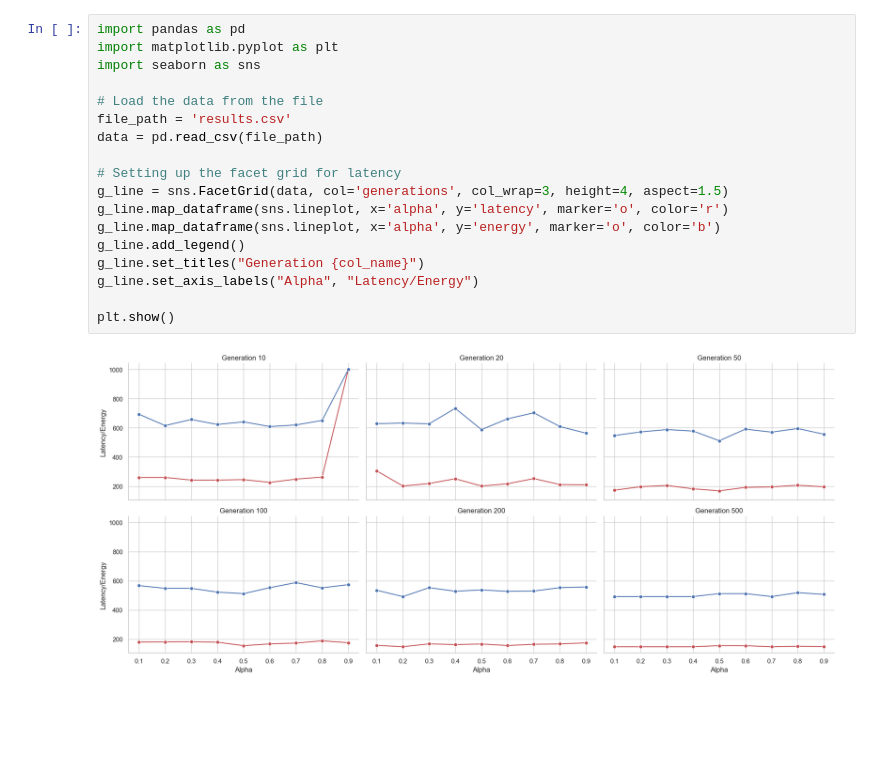
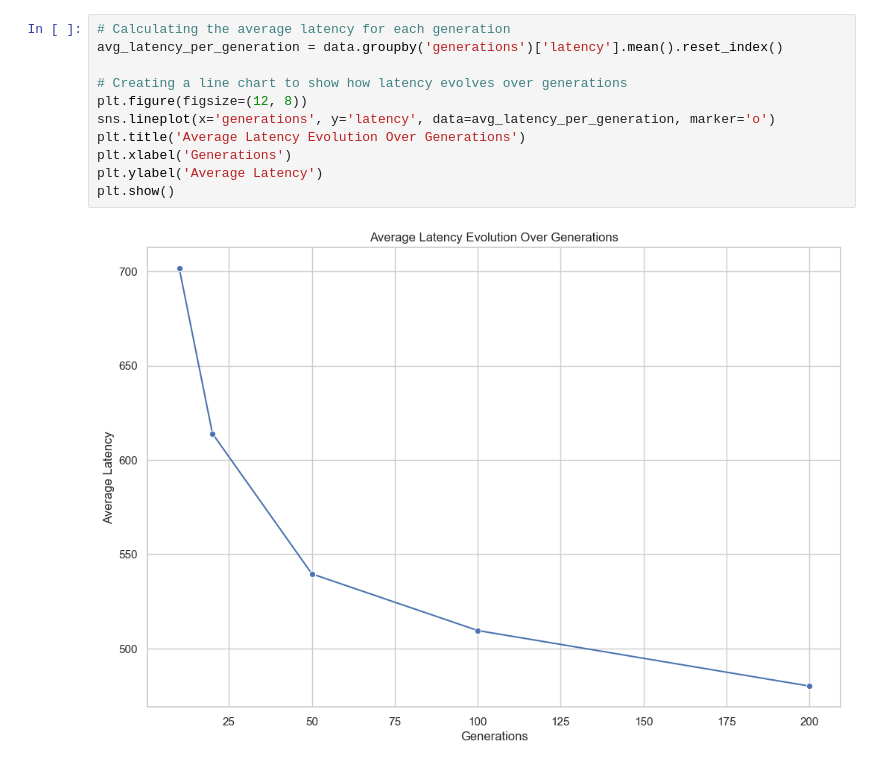
Before and after one commit to mpgallage/computing-continuum-simulator, a Jupyter notebook: analysis.ipynb, the cells around one changed output. Cells and saved outputs as stored; diff of their text form; blank space fills up the shorter version.

```diff
--- a/analysis.ipynb
+++ b/analysis.ipynb
@@ -98,20 +72,13 @@ No artists with labels found to put in legend.  Note that artists whose label st
 # %%
-import pandas as pd
-import matplotlib.pyplot as plt
-import seaborn as sns
+# Calculating the average latency for each generation
+avg_latency_per_generation = data.groupby('generations')['latency'].mean().reset_index()
 
-# Load the data from the file
-file_path = 'results.csv'
-data = pd.read_csv(file_path)
-
-# Setting up the facet grid for latency
-g_line = sns.FacetGrid(data, col='generations', col_wrap=3, height=4, aspect=1.5)
-g_line.map_dataframe(sns.lineplot, x='alpha', y='latency', marker='o', color='r')
-g_line.map_dataframe(sns.lineplot, x='alpha', y='energy', marker='o', color='b')
-g_line.add_legend()
-g_line.set_titles("Generation {col_name}")
-g_line.set_axis_labels("Alpha", "Latency/Energy")
-
+# Creating a line chart to show how latency evolves over generations
+plt.figure(figsize=(12, 8))
+sns.lineplot(x='generations', y='latency', data=avg_latency_per_generation, marker='o')
+plt.title('Average Latency Evolution Over Generations')
+plt.xlabel('Generations')
+plt.ylabel('Average Latency')
 plt.show()
 # %% [output]
-[figure, old version]
+[figure, new version]
```
Also changed, not shown: parts of 6 cells of this notebook, 1 other file.
